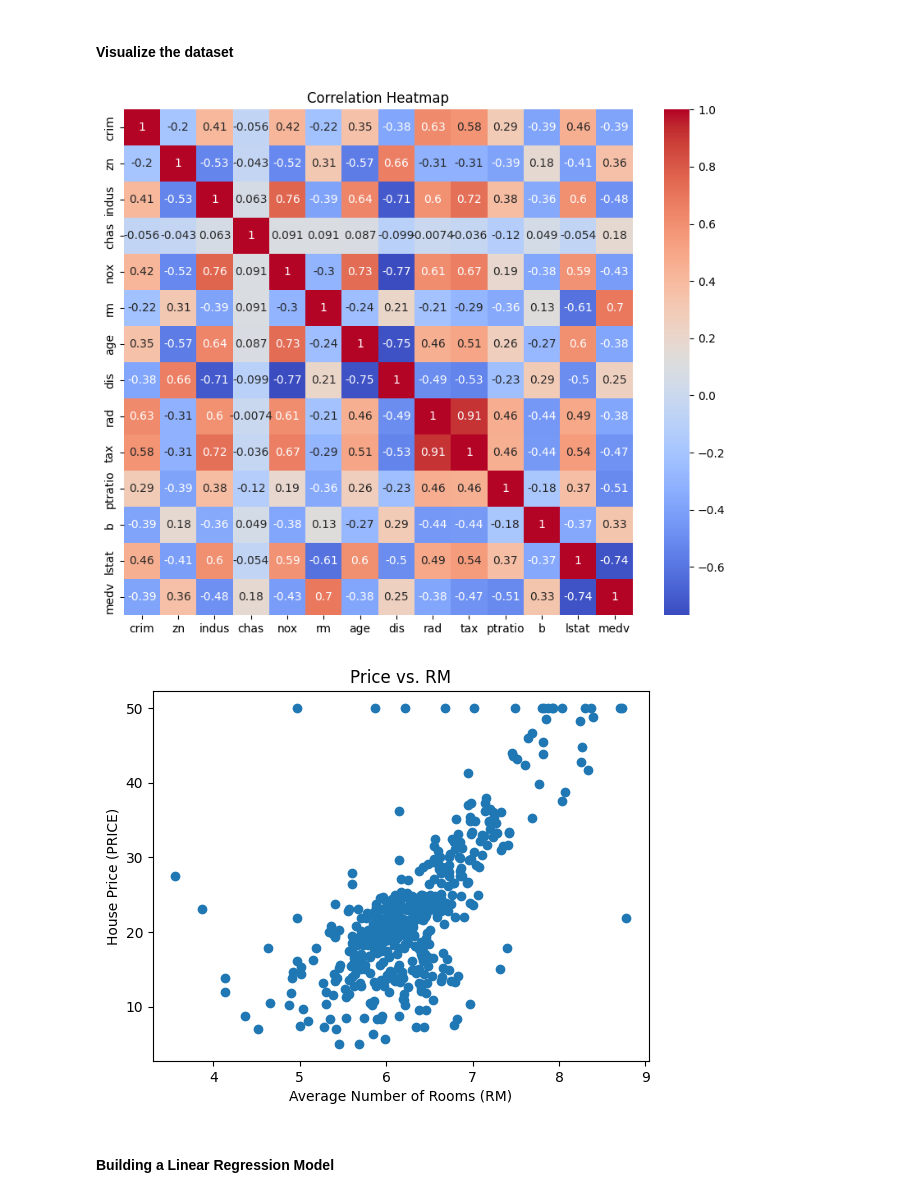
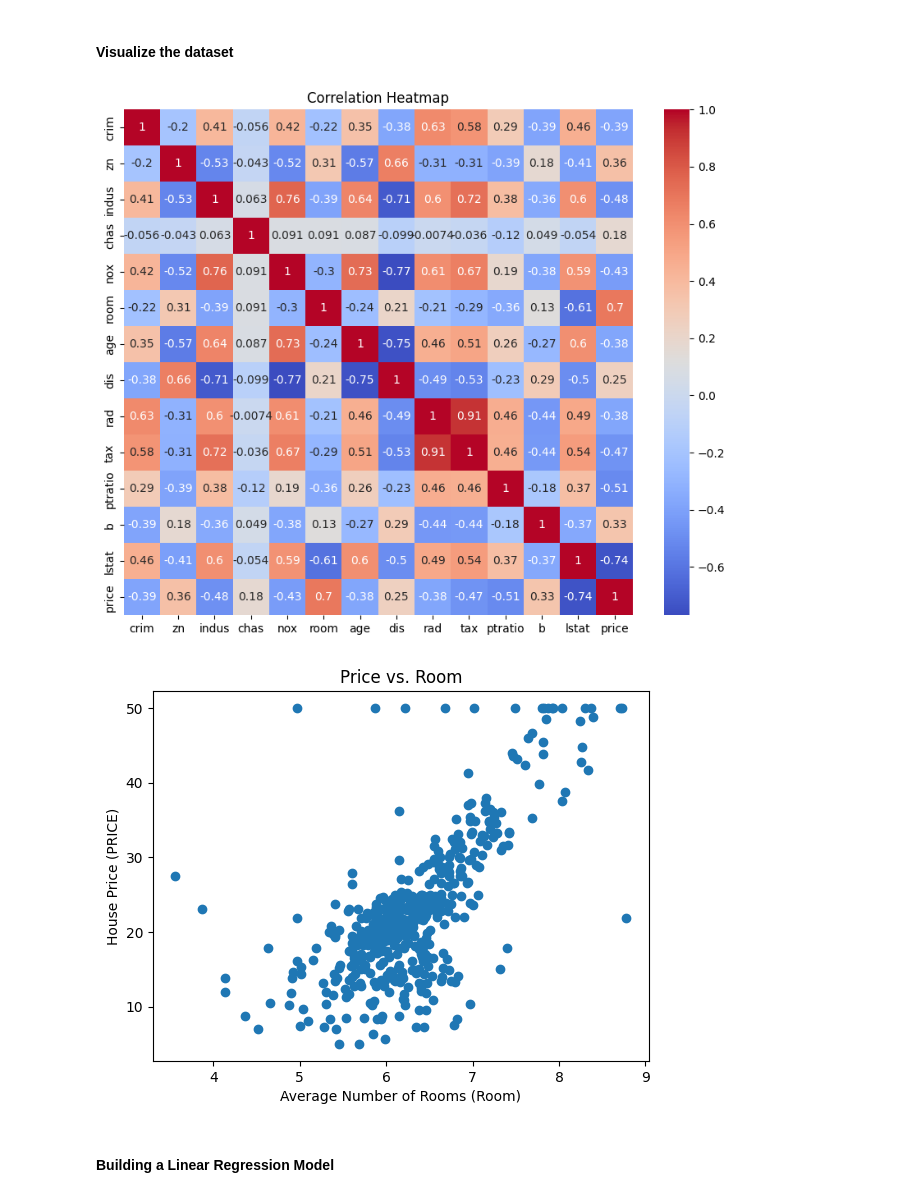
Before and after one commit to imck037/python-ml-projects, a Jupyter notebook: HousePricePrediction/final.ipynb, the cells around one changed output. Saved outputs shown, nothing was run; the diff lists cells and outputs as text; code cells hidden in the pictures.

```diff
--- a/HousePricePrediction/final.ipynb
+++ b/HousePricePrediction/final.ipynb
@@ -54,22 +54,22 @@ type(x), type(y), type(X_scaled),type(y_train)
 # %%
 import matplotlib.pyplot as plt
 import seaborn as sns
 
 # Visualize the correlation matrix
 plt.figure(figsize=(10, 8))
 sns.heatmap(df.corr(), annot=True, cmap='coolwarm')
 plt.title('Correlation Heatmap')
 plt.show()
 
 # Scatter plot of RM (average number of rooms per dwelling) vs PRICE
-plt.scatter(df['rm'], df['medv'])
-plt.xlabel('Average Number of Rooms (RM)')
+plt.scatter(df['room'], df['price'])
+plt.xlabel('Average Number of Rooms (Room)')
 plt.ylabel('House Price (PRICE)')
-plt.title('Price vs. RM')
+plt.title('Price vs. Room')
 plt.show()
 # %% [output]
-[figure, old version]
+[figure, new version]
-[figure, old version]
+[figure, new version]
 # %% [markdown]
 #### Building a Linear Regression Model
 # %%
```
Also changed, not shown: parts of 17 cells of this notebook.
